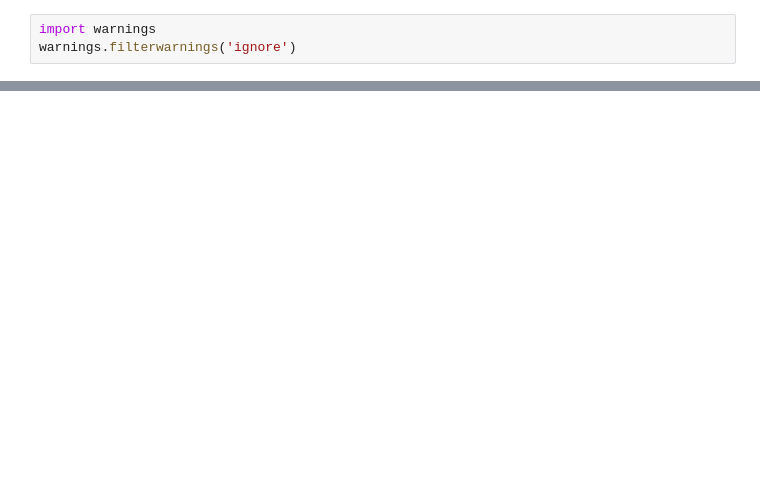
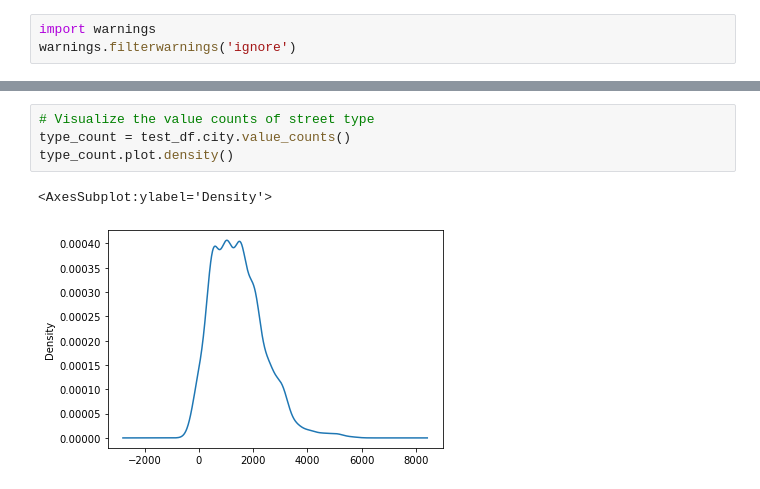
Before and after one commit to ashleighbridges/credit_card_fraud, a Jupyter notebook: ccf_preprocess_mlenv.ipynb, the cells around one changed output, grey strips where cells are left out. Drawn from its saved outputs; the diff is of its cells as text; blank space fills up the shorter version.

```diff
--- a/ccf_preprocess_mlenv.ipynb
+++ b/ccf_preprocess_mlenv.ipynb
@@ -81,0 +142,7 @@ Name: is_fraud, dtype: int64
+# %%
+# Visualize the value counts of street type
+type_count = test_df.city.value_counts()
+type_count.plot.density()
+# %% [output]
+<AxesSubplot:ylabel='Density'>
+[figure, added]
```
Also changed, not shown: parts of 32 cells of this notebook.
